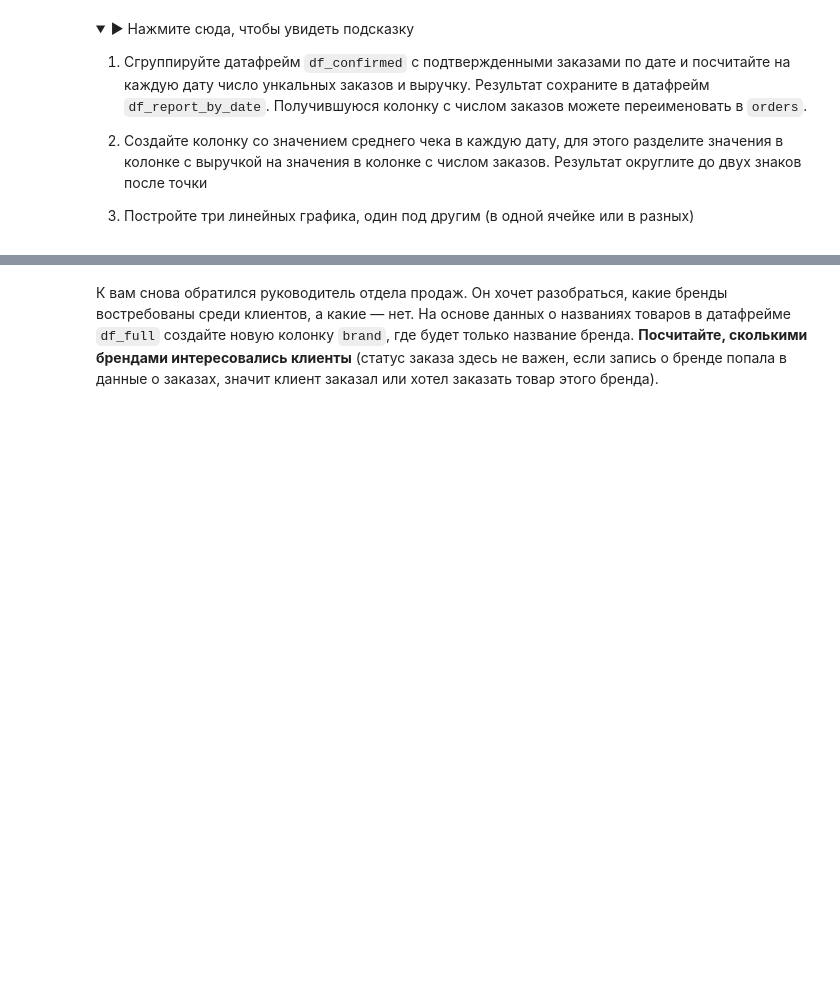
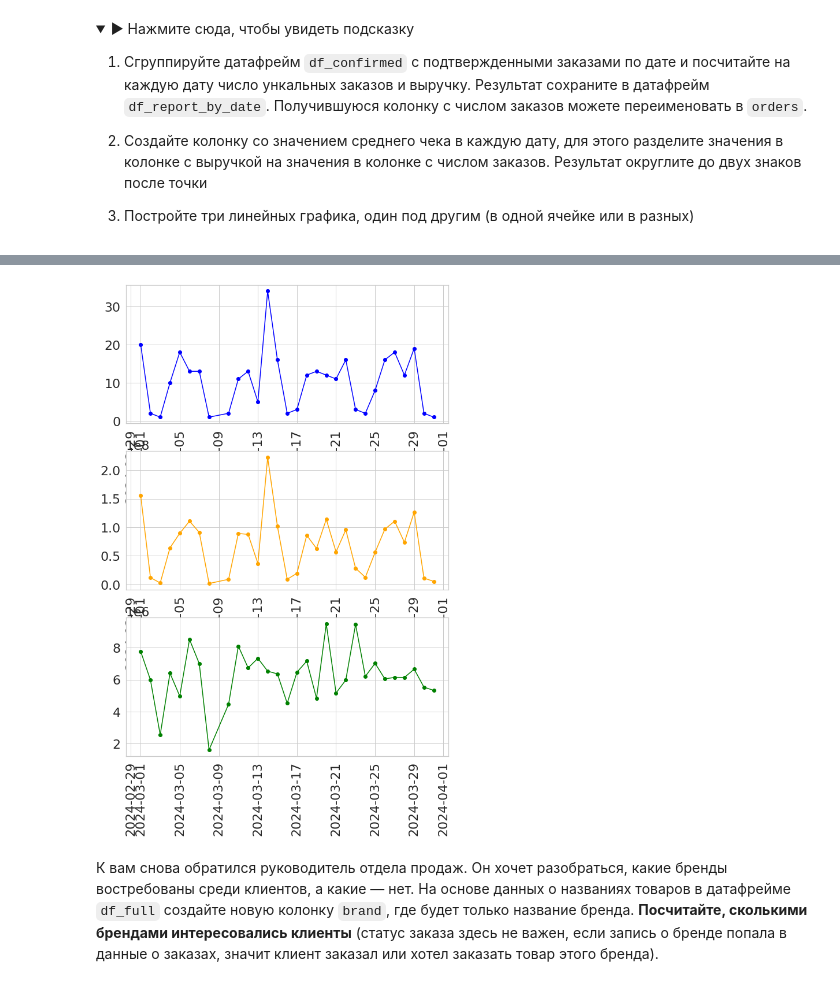
Before and after one commit to noblesseraizel/final_project_-analysis_audio_sales, a Jupyter notebook: final_project_python.ipynb, the cells around one changed output, grey strips where cells are left out. Cells and saved outputs as stored; diff of their text form; code cells hidden in the pictures; folded sections open; blank space fills up the shorter version.

```diff
--- a/final_project_python.ipynb
+++ b/final_project_python.ipynb
@@ -328,0 +831,2 @@ b. с помощью цикла пройдитесь по путям в спис
+# %%
+df_full['revenue'] = df_full['price_rub'] * df_full['quantity']
@@ -328,0 +849,2 @@ b. с помощью цикла пройдитесь по путям в спис
+# %%
+df_confirmed = df_full.query('status == "confirmed"')
@@ -381,0 +931,6 @@ b. с помощью цикла пройдитесь по путям в спис
+# %%
+# Ваш код здесь
+df_report_by_date = df_confirmed.groupby('date', as_index=False) \
+            .agg({'order_id': 'nunique',
+                 'revenue': 'sum'}) \
+            .rename(columns = {'order_id': 'orders'})\
@@ -381,0 +957,2 @@ b. с помощью цикла пройдитесь по путям в спис
+# %%
+df_report_by_date['aov'] = round(df_report_by_date['revenue'] / df_report_by_date['orders'], 2)
@@ -382,3 +979,13 @@ b. с помощью цикла пройдитесь по путям в спис
+# %%
+fig, axs = plt.subplots(3, 1, figsize=(10, 15))
+axs[0].plot(df_report_by_date['date'], df_report_by_date['orders'], marker='o', color='blue', label='orders')
+axs[0].tick_params(axis='x', rotation=90)
+axs[1].plot(df_report_by_date['date'], df_report_by_date['revenue'], marker='o', color='orange', label='revenue')
+axs[1].tick_params(axis='x', rotation=90)
+axs[2].plot(df_report_by_date['date'], df_report_by_date['aov'], marker='o', color='green', label='aov')
+axs[0].tick_params(axis='x', rotation=90)
+# %% [output]
+[figure, added]
 # %% [markdown]
 К вам снова обратился руководитель отдела продаж. Он хочет разобраться, какие бренды востребованы среди клиентов, а какие — нет. На основе данных о названиях товаров в датафрейме `df_full` создайте новую колонку `brand`, где будет только название бренда. **Посчитайте, сколькими брендами интересовались клиенты** (статус заказа здесь не важен, если запись о бренде попала в данные о заказах, значит клиент заказал или хотел заказать товар этого бренда).
 # %% [markdown]
```
Also changed, not shown: parts of 99 cells of this notebook.
